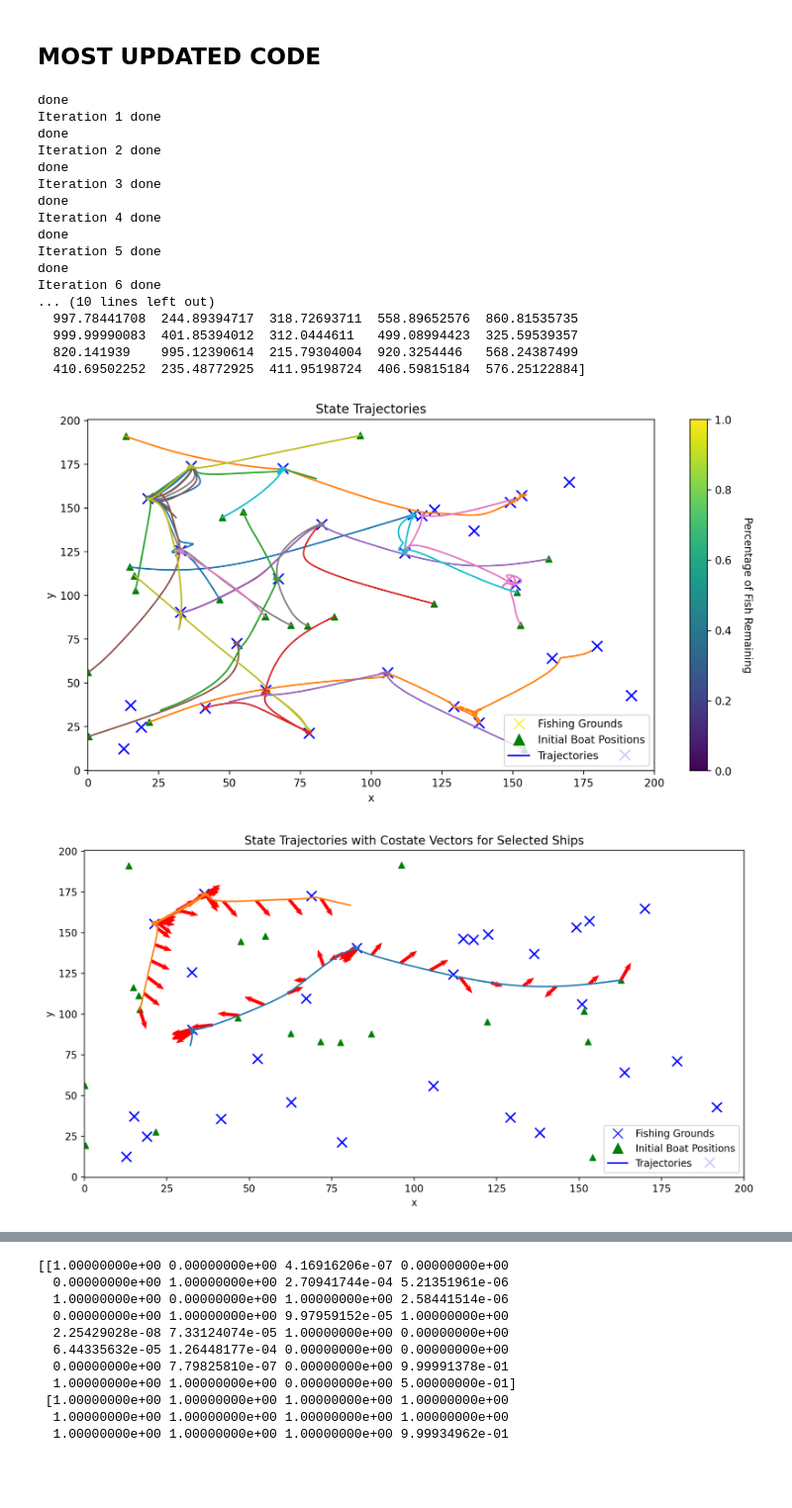
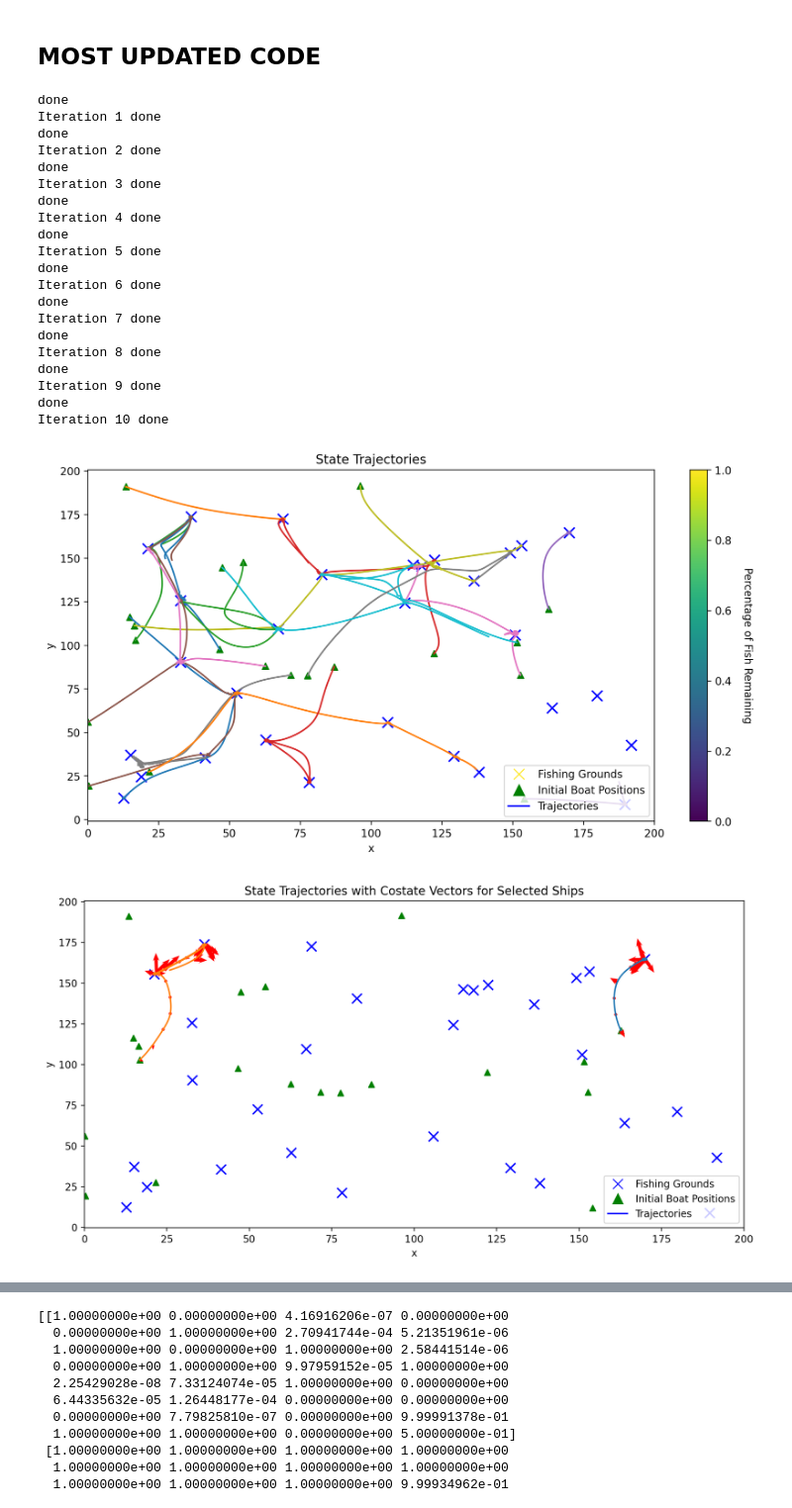
Before and after one commit to samlayton99/Optimal-Agentic-Swarm, a Jupyter notebook: fishin.ipynb, the cells around one changed output, grey strips where cells are left out. Shown at 99% size. Saved outputs shown, nothing was run; the diff lists cells and outputs as text; code cells hidden in the pictures; blank space fills up the shorter version.

```diff
--- a/fishin.ipynb
+++ b/fishin.ipynb
@@ -439,13 +439,14 @@ for i in range(10):
             control_direction = D[ship, indices]
 
             def minimize_dot_product(control_U):
-                s = control_U * control_vision * control_direction * control_fish
+                attraction = control_U * control_vision * control_direction * control_fish
+                s = np.sum(attraction, axis=0)
                 orthogonal = np.array([s[1], -s[0]])  # Assuming s is 2D
                 dot_product = np.dot(p, orthogonal)
                 return np.sum(dot_product**2)
 
             res = minimize(minimize_dot_product, control_U, bounds=[(u_min, u_max)] * len(control_U))
-            print(res)
+            # print(res)
             U[ship, indices] = res.x
 
     print(f"Iteration {i+1} done")
@@ -537,40 +538,43 @@ for i, idx in enumerate(selected_ships):
     ax.quiver(x[idx, 0, indices], x[idx, 1, indices], normalized_p_vectors[i, 0, indices], normalized_p_vectors[i, 1, indices], color='red', scale=30, headwidth=2, headlength=2.5, width=0.005, headaxislength=2)
 
 # Set labels and titles
 plt.xlabel('x')
 plt.ylabel('y')
 plt.title('State Trajectories with Costate Vectors for Selected Ships')
 
 # Set plot limits
 plt.xlim(0, x_max)
 
 # Legend setup
 fishing_grounds = mlines.Line2D([], [], color='blue', marker='x', linestyle='None', markersize=10, label='Fishing Grounds')
 starting_points = mlines.Line2D([], [], color='green', marker='^', linestyle='None', markersize=10, label='Initial Boat Positions')
 trajectories = mlines.Line2D([], [], color='blue', marker='_', linestyle='-', markersize=10, label='Trajectories')
 plt.legend(handles=[fishing_grounds, starting_points, trajectories], loc='lower right')
 
 plt.show()
 # %% [output]
 done
 Iteration 1 done
 done
 Iteration 2 done
 done
 Iteration 3 done
 done
 Iteration 4 done
 done
 Iteration 5 done
 done
 Iteration 6 done
-... (10 lines left out)
-  997.78441708  244.89394717  318.72693711  558.89652576  860.81535735
-  999.99990083  401.85394012  312.0444611   499.08994423  325.59539357
-  820.141939    995.12390614  215.79304004  920.3254446   568.24387499
-  410.69502252  235.48772925  411.95198724  406.59815184  576.25122884]
+done
+Iteration 7 done
+done
+Iteration 8 done
+done
+Iteration 9 done
+done
+Iteration 10 done
-[figure, old version]
+[figure, new version]
-[figure, old version]
+[figure, new version]
 # %%
 print(F[:, -1].shape)
 # sum up over the last time step to get the total fish remaining
```
Also changed, not shown: parts of 2 cells of this notebook.
